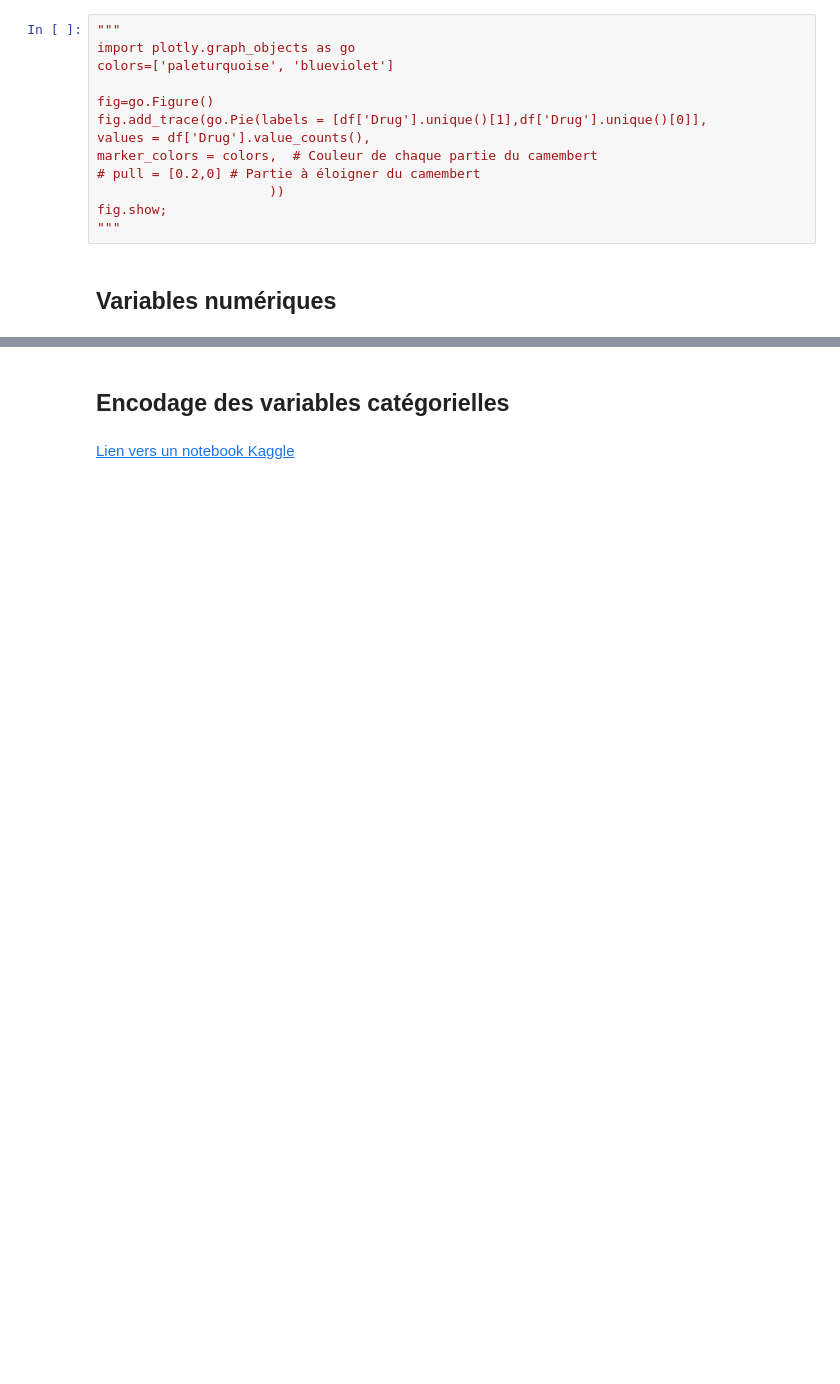
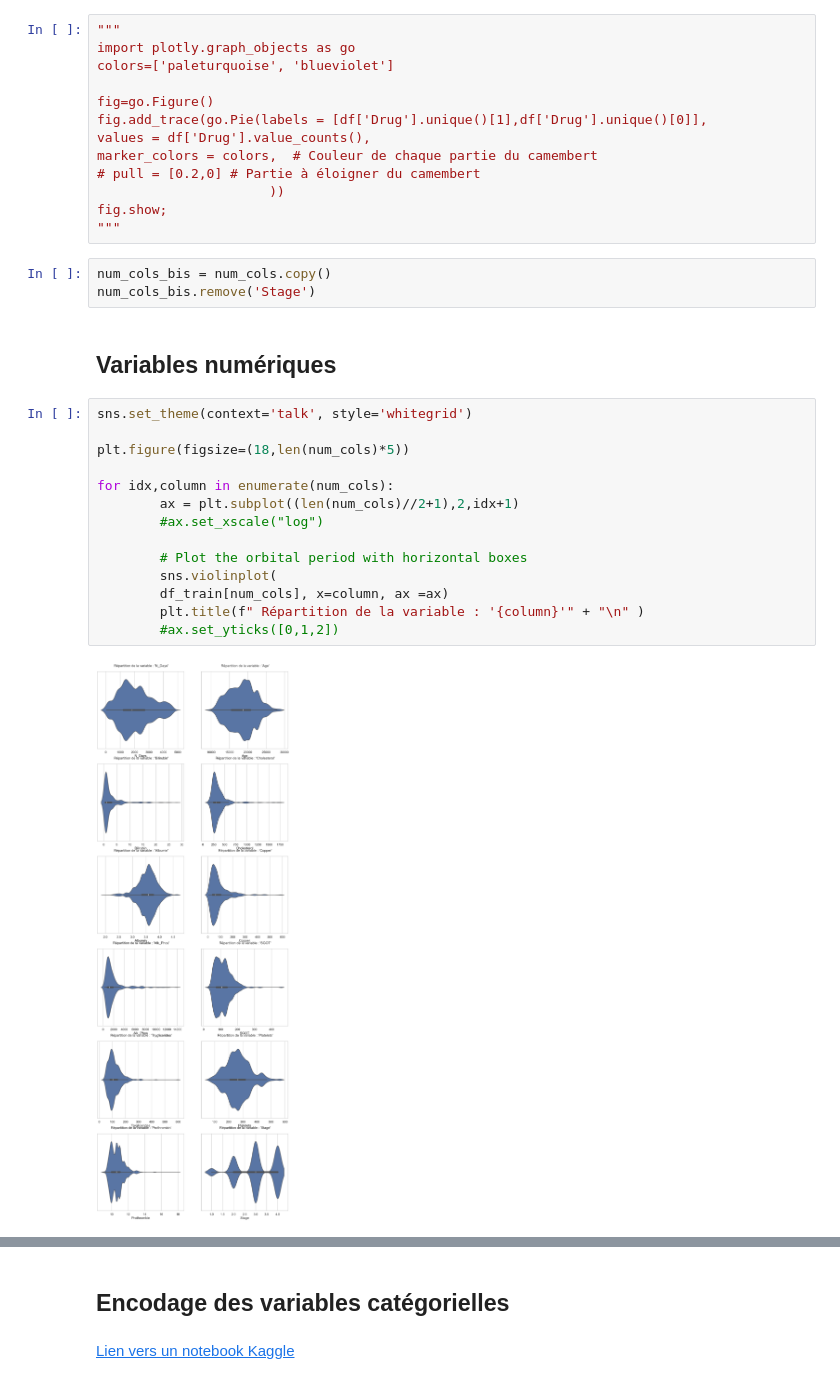
Before and after one commit to Belette73/Prediction-of-Cirrhosis-Outcomes, a Jupyter notebook: fred/Data Exploration2.ipynb, the cells around one changed output, grey strips where cells are left out. Drawn from its saved outputs; the diff is of its cells as text; blank space fills up the shorter version.

```diff
--- a/fred/Data Exploration2.ipynb
+++ b/fred/Data Exploration2.ipynb
@@ -287,8 +311,27 @@ marker_colors = colors,  # Couleur de chaque partie du camembert
                       ))
 fig.show;
 """
+# %%
+num_cols_bis = num_cols.copy()
+num_cols_bis.remove('Stage')
 # %% [markdown]
 ## Variables numériques
+# %%
+sns.set_theme(context='talk', style='whitegrid')
+
+plt.figure(figsize=(18,len(num_cols)*5))
+
+for idx,column in enumerate(num_cols):
+        ax = plt.subplot((len(num_cols)//2+1),2,idx+1)
+        #ax.set_xscale("log")
+
+        # Plot the orbital period with horizontal boxes
+        sns.violinplot(
+        df_train[num_cols], x=column, ax =ax)
+        plt.title(f" Répartition de la variable : '{column}'" + "\n" )
+        #ax.set_yticks([0,1,2])
+# %% [output]
+[figure, added]
 # %%
 sns.set_theme(style="ticks")
 
```
Also changed, not shown: parts of 24 cells of this notebook, 2 other files.
